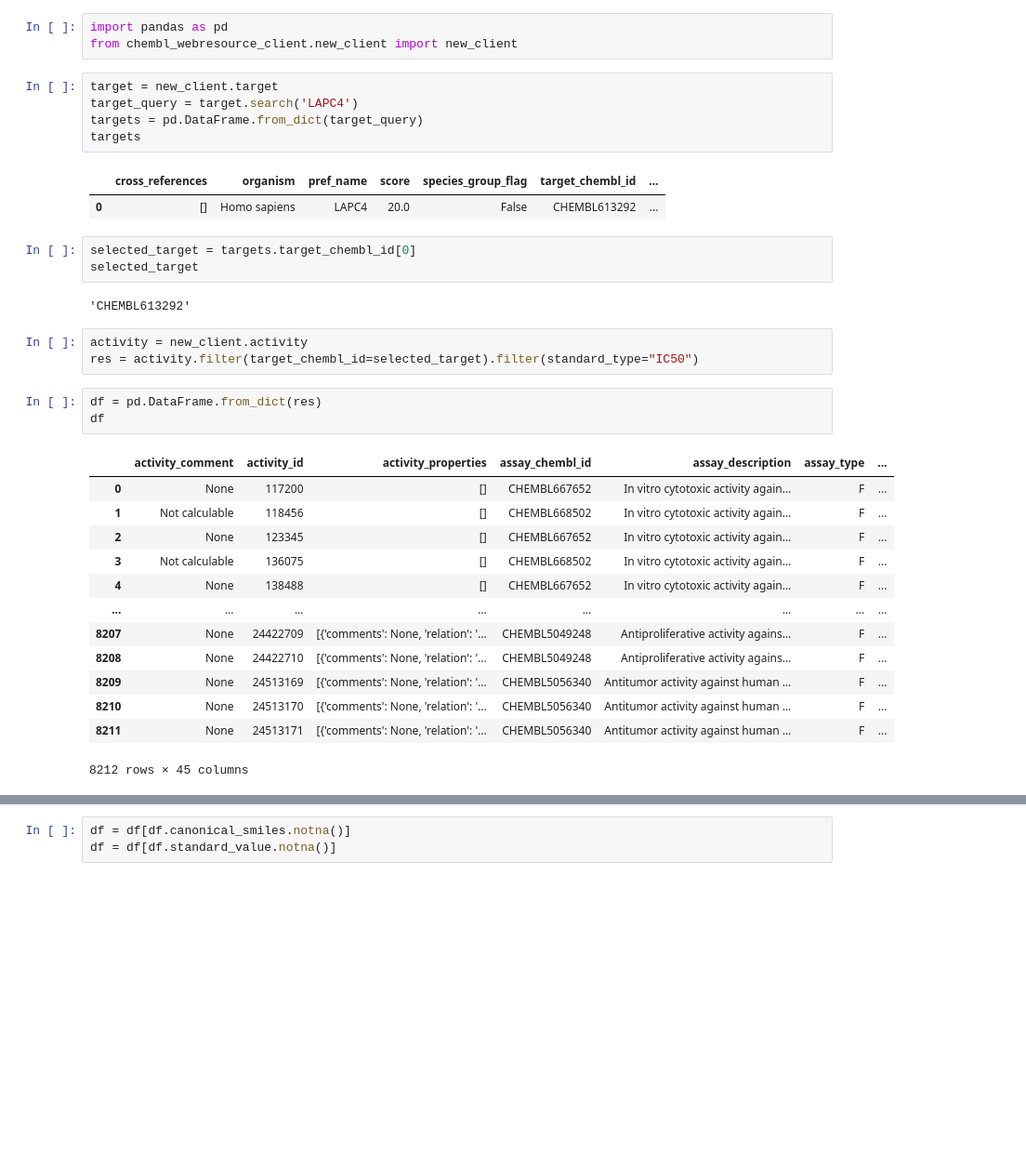
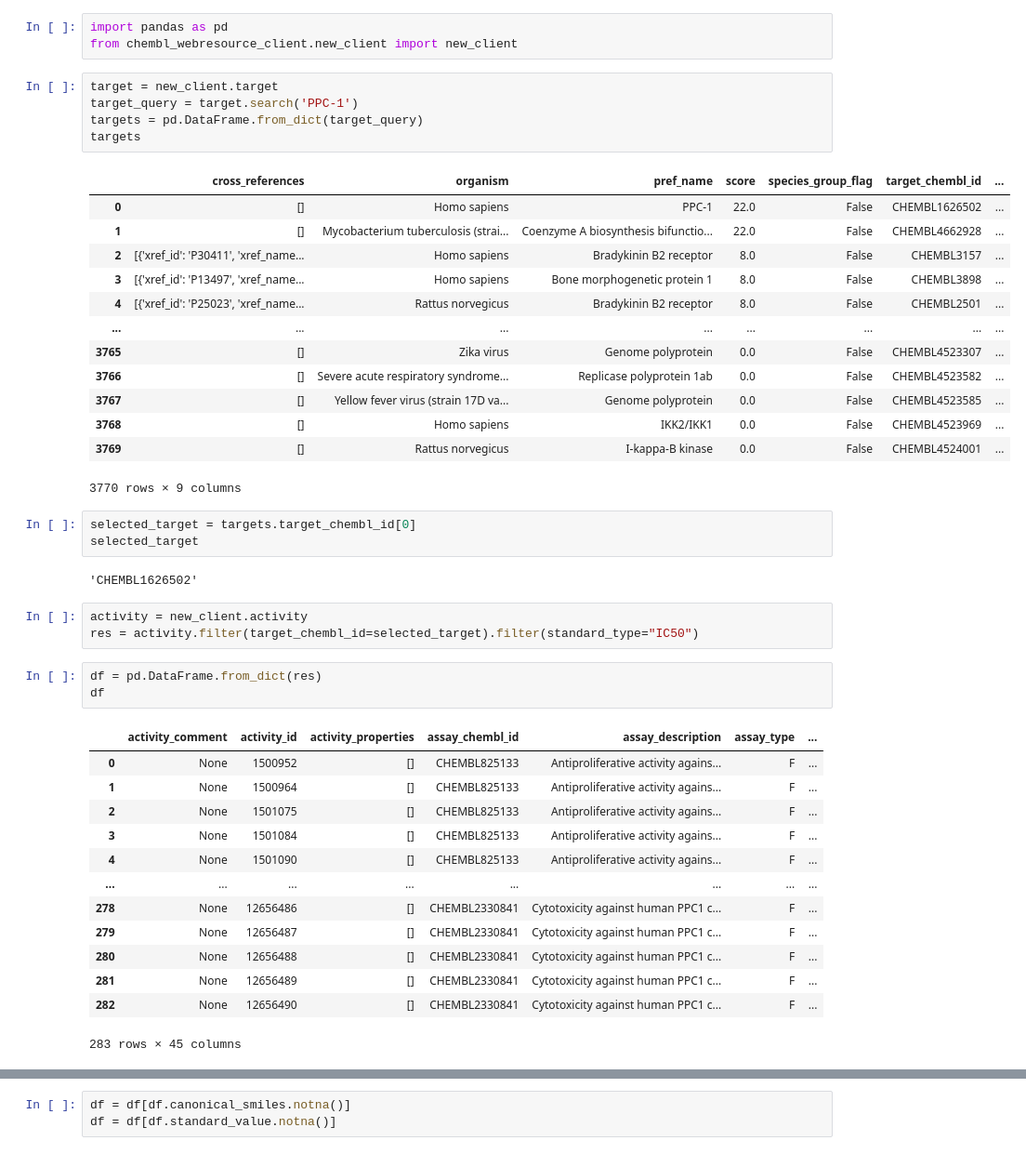
Before and after one commit to Jahan08/hERG-web-app, a Jupyter notebook: Retrieve-Data-prostate-cancer-data_2.ipynb, the cells around one changed output, grey strips where cells are left out. Shown at 93% size. Drawn from its saved outputs; the diff is of its cells as text; blank space fills up the shorter version.

```diff
--- a/Retrieve-Data-prostate-cancer-data_2.ipynb
+++ b/Retrieve-Data-prostate-cancer-data_2.ipynb
@@ -25,17 +25,28 @@ import pandas as pd
 from chembl_webresource_client.new_client import new_client
 # %%
 target = new_client.target
-target_query = target.search('LAPC4')
+target_query = target.search('PPC-1')
 targets = pd.DataFrame.from_dict(target_query)
 targets
 # %% [output]
 |  | cross_references | organism | pref_name | score | species_group_flag | target_chembl_id | ... |
-| 0 | [] | Homo sapiens | LAPC4 | 20.0 | False | CHEMBL613292 | ... |
+| 0 | [] | Homo sapiens | PPC-1 | 22.0 | False | CHEMBL1626502 | ... |
+| 1 | [] | Mycobacterium tuberculosis (strai... | Coenzyme A biosynthesis bifunctio... | 22.0 | False | CHEMBL4662928 | ... |
+| 2 | [{'xref_id': 'P30411', 'xref_name... | Homo sapiens | Bradykinin B2 receptor | 8.0 | False | CHEMBL3157 | ... |
+| 3 | [{'xref_id': 'P13497', 'xref_name... | Homo sapiens | Bone morphogenetic protein 1 | 8.0 | False | CHEMBL3898 | ... |
+| 4 | [{'xref_id': 'P25023', 'xref_name... | Rattus norvegicus | Bradykinin B2 receptor | 8.0 | False | CHEMBL2501 | ... |
+| ... | ... | ... | ... | ... | ... | ... | ... |
+| 3765 | [] | Zika virus | Genome polyprotein | 0.0 | False | CHEMBL4523307 | ... |
+| 3766 | [] | Severe acute respiratory syndrome... | Replicase polyprotein 1ab | 0.0 | False | CHEMBL4523582 | ... |
+| 3767 | [] | Yellow fever virus (strain 17D va... | Genome polyprotein | 0.0 | False | CHEMBL4523585 | ... |
+| 3768 | [] | Homo sapiens | IKK2/IKK1 | 0.0 | False | CHEMBL4523969 | ... |
+| 3769 | [] | Rattus norvegicus | I-kappa-B kinase | 0.0 | False | CHEMBL4524001 | ... |
+3770 rows × 9 columns
 # %%
 selected_target = targets.target_chembl_id[0]
 selected_target
 # %% [output]
-'CHEMBL613292'
+'CHEMBL1626502'
 # %%
 activity = new_client.activity
 res = activity.filter(target_chembl_id=selected_target).filter(standard_type="IC50")
@@ -44,18 +55,18 @@ df = pd.DataFrame.from_dict(res)
 df
 # %% [output]
 |  | activity_comment | activity_id | activity_properties | assay_chembl_id | assay_description | assay_type | ... |
-| 0 | None | 117200 | [] | CHEMBL667652 | In vitro cytotoxic activity again... | F | ... |
-| 1 | Not calculable | 118456 | [] | CHEMBL668502 | In vitro cytotoxic activity again... | F | ... |
-| 2 | None | 123345 | [] | CHEMBL667652 | In vitro cytotoxic activity again... | F | ... |
-| 3 | Not calculable | 136075 | [] | CHEMBL668502 | In vitro cytotoxic activity again... | F | ... |
-| 4 | None | 138488 | [] | CHEMBL667652 | In vitro cytotoxic activity again... | F | ... |
+| 0 | None | 1500952 | [] | CHEMBL825133 | Antiproliferative activity agains... | F | ... |
+| 1 | None | 1500964 | [] | CHEMBL825133 | Antiproliferative activity agains... | F | ... |
+| 2 | None | 1501075 | [] | CHEMBL825133 | Antiproliferative activity agains... | F | ... |
+| 3 | None | 1501084 | [] | CHEMBL825133 | Antiproliferative activity agains... | F | ... |
+| 4 | None | 1501090 | [] | CHEMBL825133 | Antiproliferative activity agains... | F | ... |
 | ... | ... | ... | ... | ... | ... | ... | ... |
-| 8207 | None | 24422709 | [{'comments': None, 'relation': '... | CHEMBL5049248 | Antiproliferative activity agains... | F | ... |
-| 8208 | None | 24422710 | [{'comments': None, 'relation': '... | CHEMBL5049248 | Antiproliferative activity agains... | F | ... |
-| 8209 | None | 24513169 | [{'comments': None, 'relation': '... | CHEMBL5056340 | Antitumor activity against human ... | F | ... |
-| 8210 | None | 24513170 | [{'comments': None, 'relation': '... | CHEMBL5056340 | Antitumor activity against human ... | F | ... |
-| 8211 | None | 24513171 | [{'comments': None, 'relation': '... | CHEMBL5056340 | Antitumor activity against human ... | F | ... |
+| 278 | None | 12656486 | [] | CHEMBL2330841 | Cytotoxicity against human PPC1 c... | F | ... |
+| 279 | None | 12656487 | [] | CHEMBL2330841 | Cytotoxicity against human PPC1 c... | F | ... |
+| 280 | None | 12656488 | [] | CHEMBL2330841 | Cytotoxicity against human PPC1 c... | F | ... |
+| 281 | None | 12656489 | [] | CHEMBL2330841 | Cytotoxicity against human PPC1 c... | F | ... |
+| 282 | None | 12656490 | [] | CHEMBL2330841 | Cytotoxicity against human PPC1 c... | F | ... |
-8212 rows × 45 columns
+283 rows × 45 columns
 # %%
 
 # considering nM unit for MIC
```
Also changed, not shown: parts of 5 cells of this notebook.
